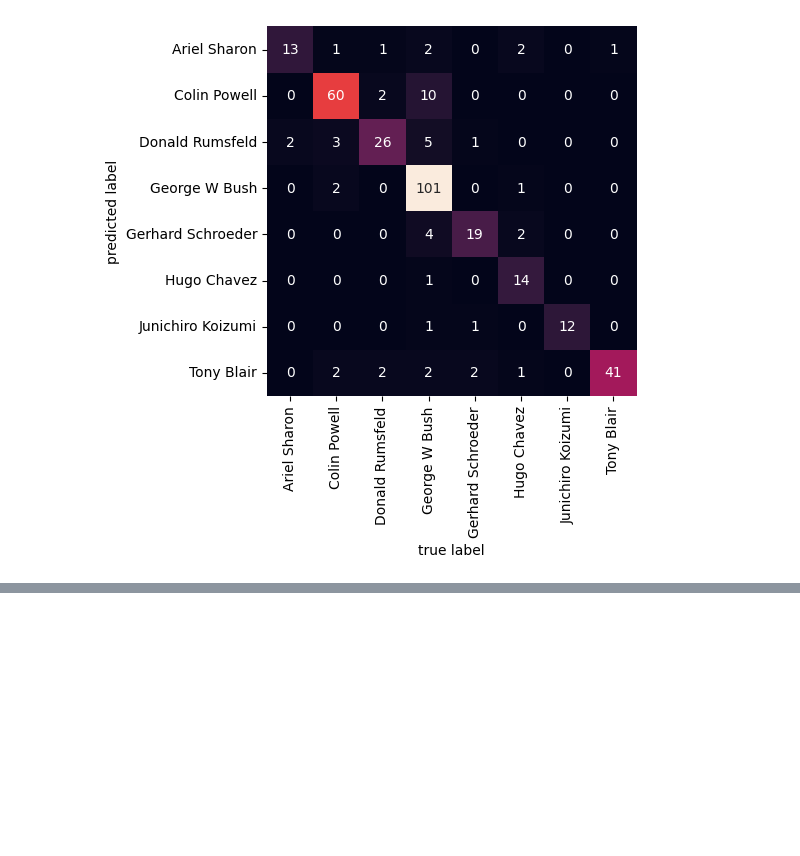
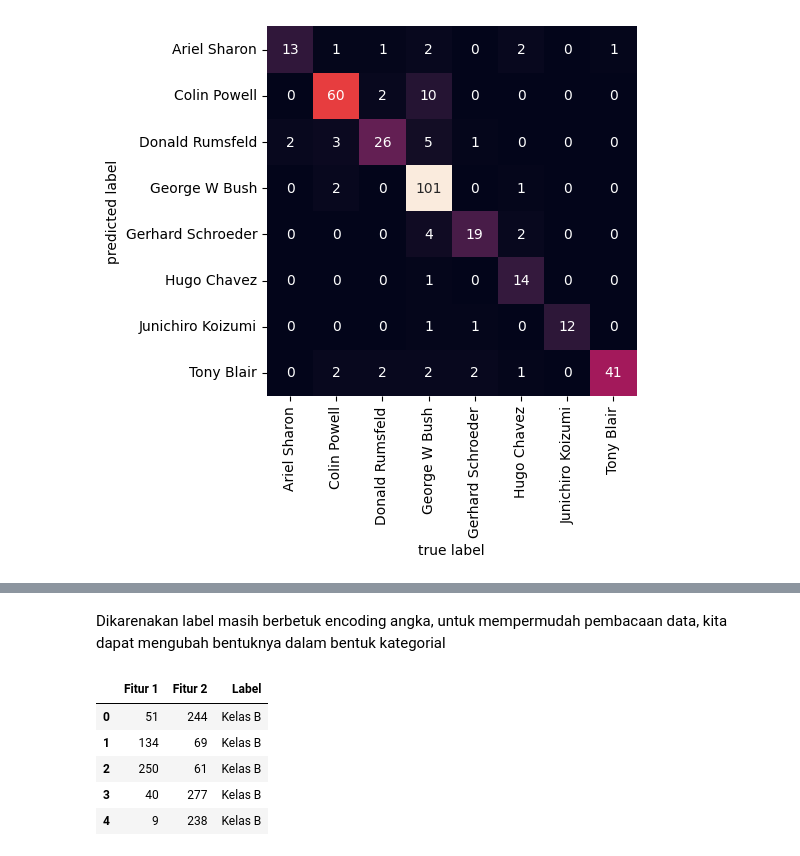
Before and after one commit to hunn99/ML_Ganjil_2024, a Jupyter notebook: JS4_Klasifikasi.ipynb, the cells around one changed output, grey strips where cells are left out. Saved outputs shown, nothing was run; the diff lists cells and outputs as text; code cells hidden in the pictures; blank space fills up the shorter version.

```diff
--- a/JS4_Klasifikasi.ipynb
+++ b/JS4_Klasifikasi.ipynb
@@ -392,0 +483,26 @@ Text(113.92222222222219, 0.5, 'predicted label')
+# %% [markdown]
+Dikarenakan label masih berbetuk encoding angka, untuk mempermudah pembacaan data, kita dapat mengubah bentuknya dalam bentuk kategorial
+# %%
+# Definisikan nama label
+labels = {
+    1 : 'Kelas A',
+    0 : 'Kelas B'
+}
+
+# Copy Data Frame untuk menyimpan Data Frame baru
+# dengan label yang mudah untuk dibaca
+df_label = df.copy()
+
+# Ubah label dengan fungsi mapping dari Pandas
+# pada Data Frame df_label
+df_label['Label'] = df_label['Label'].map(labels)
+
+# Cek Data Frame df_label
+df_label.head()
+# %% [output]
+|  | Fitur 1 | Fitur 2 | Label |
+| 0 | 51 | 244 | Kelas B |
+| 1 | 134 | 69 | Kelas B |
+| 2 | 250 | 61 | Kelas B |
+| 3 | 40 | 277 | Kelas B |
+| 4 | 9 | 238 | Kelas B |
```
Also changed, not shown: parts of 13 cells of this notebook.
